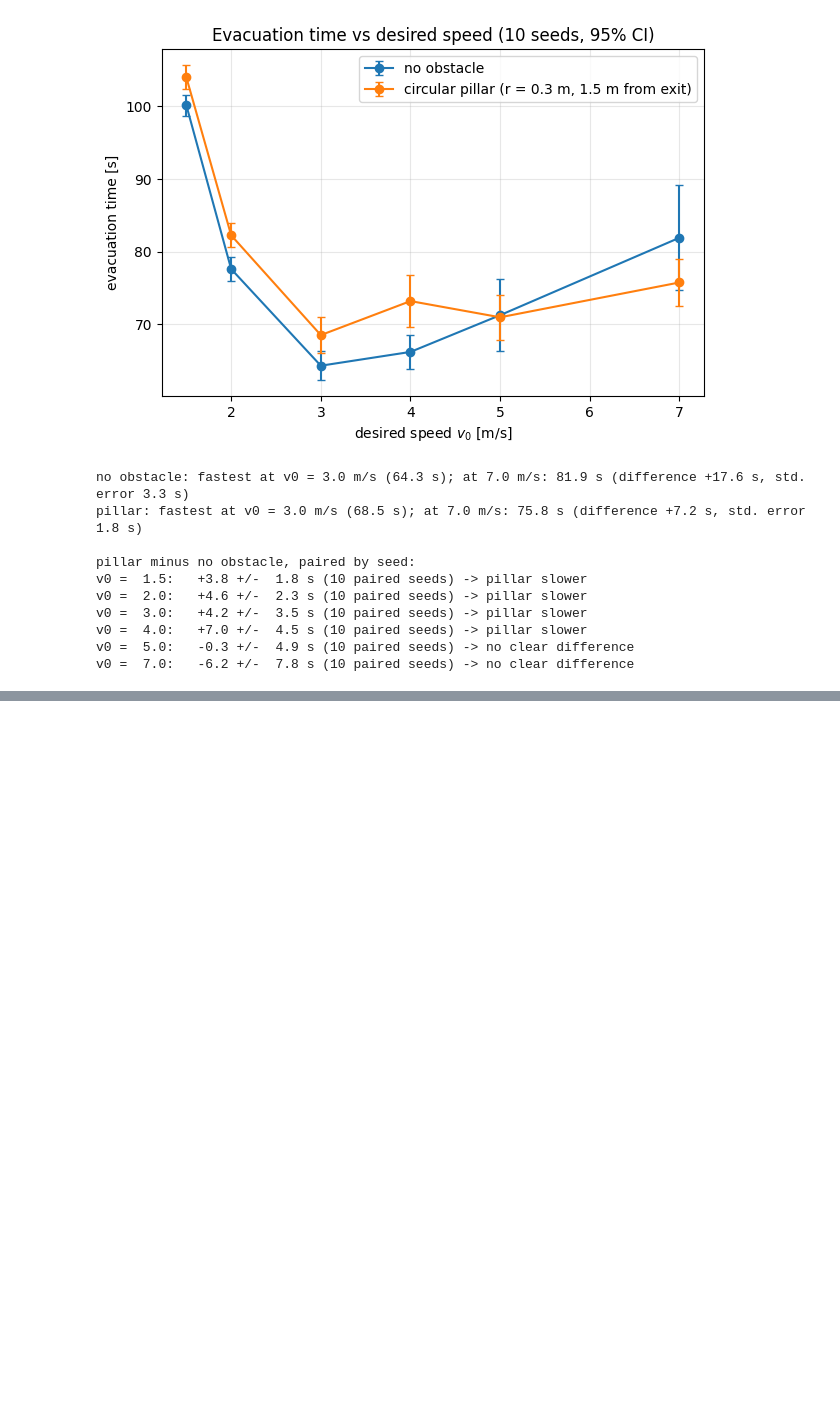
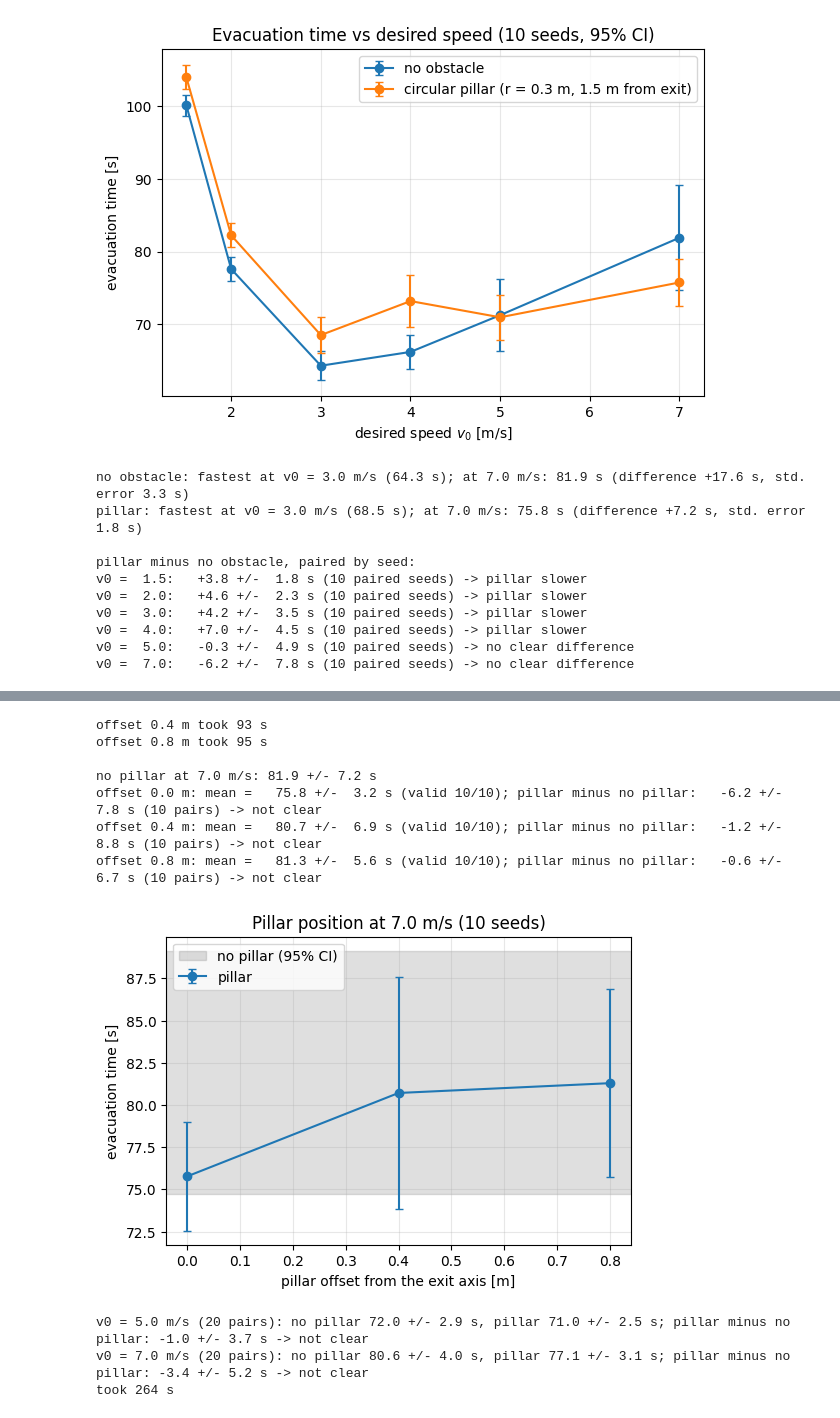
Before and after one commit to SahajiPerera/Faster-Is-Slower-Lecture-Theatre-Evacuation-Simulation, a Jupyter notebook: notebook/Faster_Is_Slower_Lecture_Theatre_Evacuation_Simulation.ipynb, the cells around one changed output, grey strips where cells are left out. Drawn from its saved outputs; the diff is of its cells as text; code cells hidden in the pictures; blank space fills up the shorter version.

```diff
--- a/notebook/Faster_Is_Slower_Lecture_Theatre_Evacuation_Simulation.ipynb
+++ b/notebook/Faster_Is_Slower_Lecture_Theatre_Evacuation_Simulation.ipynb
@@ -1455,0 +1558,69 @@ To be completed.
+# %%
+# 5.9  Off-centre pillar at 7 m/s: does moving the pillar sideways help? (10 seeds, paired with no pillar)
+def ci_verdict(m, h):
+    return 'clear' if (np.isfinite(h) and abs(m) > h) else 'not clear'
+
+assert 'rows_none' in globals(), "Run 5.4 first"
+V0_O = 7.0
+OFFSETS = [0.0, 0.4, 0.8]                              # sideways shift of the pillar from the exit axis [m]
+SEEDS_O = list(range(BASE_SEED, BASE_SEED + 10))       # same seeds as the main sweep
+base_o = next(r for r in rows_none if r['v0'] == V0_O)
+
+res_o = {}
+for off in OFFSETS:
+    if off == 0.0 and 'rows_obs' in globals():
+        res_o[off] = next(r for r in rows_obs if r['v0'] == V0_O)      # centred pillar: already computed in 5.4
+    else:
+        t0 = time.perf_counter()
+        res_o[off] = replicate(V0_O, SEEDS_O, obst=make_pillar(x_offset=off))
+        print(f"offset {off:.1f} m took {time.perf_counter() - t0:.0f} s")
+
+print(f"\nno pillar at {V0_O} m/s: {base_o['mean']:.1f} +/- {base_o['ci_half']:.1f} s")
+for off in OFFSETS:
+    r = res_o[off]
+    m, h, n = paired_diff(r['times'], base_o['times'])
+    print(f"offset {off:.1f} m: mean = {r['mean']:6.1f} +/- {r['ci_half']:4.1f} s (valid {r['n_valid']}/{len(SEEDS_O)}); "
+          f"pillar minus no pillar: {m:+6.1f} +/- {h:4.1f} s ({n} pairs) -> {ci_verdict(m, h)}")
+
+fig, ax = plt.subplots(figsize=(6, 4))
+ax.errorbar(OFFSETS, [res_o[o]['mean'] for o in OFFSETS], yerr=[res_o[o]['ci_half'] for o in OFFSETS], fmt='o-', capsize=3, label='pillar')
+ax.axhspan(base_o['mean'] - base_o['ci_half'], base_o['mean'] + base_o['ci_half'], color='gray', alpha=0.25, label='no pillar (95% CI)')
+ax.set_xlabel('pillar offset from the exit axis [m]'); ax.set_ylabel('evacuation time [s]'); ax.grid(True, alpha=0.3); ax.legend()
+ax.set_title(f'Pillar position at {V0_O} m/s (10 seeds)')
+plt.show()
+# %% [output]
+offset 0.4 m took 93 s
+offset 0.8 m took 95 s
+
+no pillar at 7.0 m/s: 81.9 +/- 7.2 s
+offset 0.0 m: mean =   75.8 +/-  3.2 s (valid 10/10); pillar minus no pillar:   -6.2 +/-  7.8 s (10 pairs) -> not clear
+offset 0.4 m: mean =   80.7 +/-  6.9 s (valid 10/10); pillar minus no pillar:   -1.2 +/-  8.8 s (10 pairs) -> not clear
+offset 0.8 m: mean =   81.3 +/-  5.6 s (valid 10/10); pillar minus no pillar:   -0.6 +/-  6.7 s (10 pairs) -> not clear
+[figure, added]
+# %%
+# 5.10  More seeds where the pillar comparison was inconclusive (5 and 7 m/s): 10 old + 10 new seeds, paired
+def ci_verdict(m, h):
+    return 'clear' if (np.isfinite(h) and abs(m) > h) else 'not clear'
+
+assert 'rows_none' in globals() and 'rows_obs' in globals(), "Run 5.4 first"
+V_MORE = [5.0, 7.0]
+SEEDS_NEW = list(range(BASE_SEED + 10, BASE_SEED + 20))      # the main sweep used BASE_SEED .. BASE_SEED + 9
+pillar_c = make_pillar()
+more = {}
+t_m = time.perf_counter()
+for v0 in V_MORE:
+    t_old_n = next(r for r in rows_none if r['v0'] == v0)['times']
+    t_old_o = next(r for r in rows_obs if r['v0'] == v0)['times']
+    r_n = replicate(v0, SEEDS_NEW)                          # no pillar, new seeds
+    r_o = replicate(v0, SEEDS_NEW, obst=pillar_c)           # pillar, new seeds
+    t_n = np.concatenate([t_old_n, r_n['times']]); t_o = np.concatenate([t_old_o, r_o['times']])
+    more[v0] = (t_n, t_o)
+    mn, hn = mean_ci(t_n[np.isfinite(t_n)]); mo, ho = mean_ci(t_o[np.isfinite(t_o)])
+    m, h, n = paired_diff(t_o, t_n)
+    print(f"v0 = {v0} m/s ({n} pairs): no pillar {mn:.1f} +/- {hn:.1f} s, pillar {mo:.1f} +/- {ho:.1f} s; "
+          f"pillar minus no pillar: {m:+.1f} +/- {h:.1f} s -> {ci_verdict(m, h)}")
+print(f"took {time.perf_counter() - t_m:.0f} s")
+# %% [output]
+v0 = 5.0 m/s (20 pairs): no pillar 72.0 +/- 2.9 s, pillar 71.0 +/- 2.5 s; pillar minus no pillar: -1.0 +/- 3.7 s -> not clear
+v0 = 7.0 m/s (20 pairs): no pillar 80.6 +/- 4.0 s, pillar 77.1 +/- 3.1 s; pillar minus no pillar: -3.4 +/- 5.2 s -> not clear
+took 264 s
```
Also changed, not shown: parts of 12 cells of this notebook.
